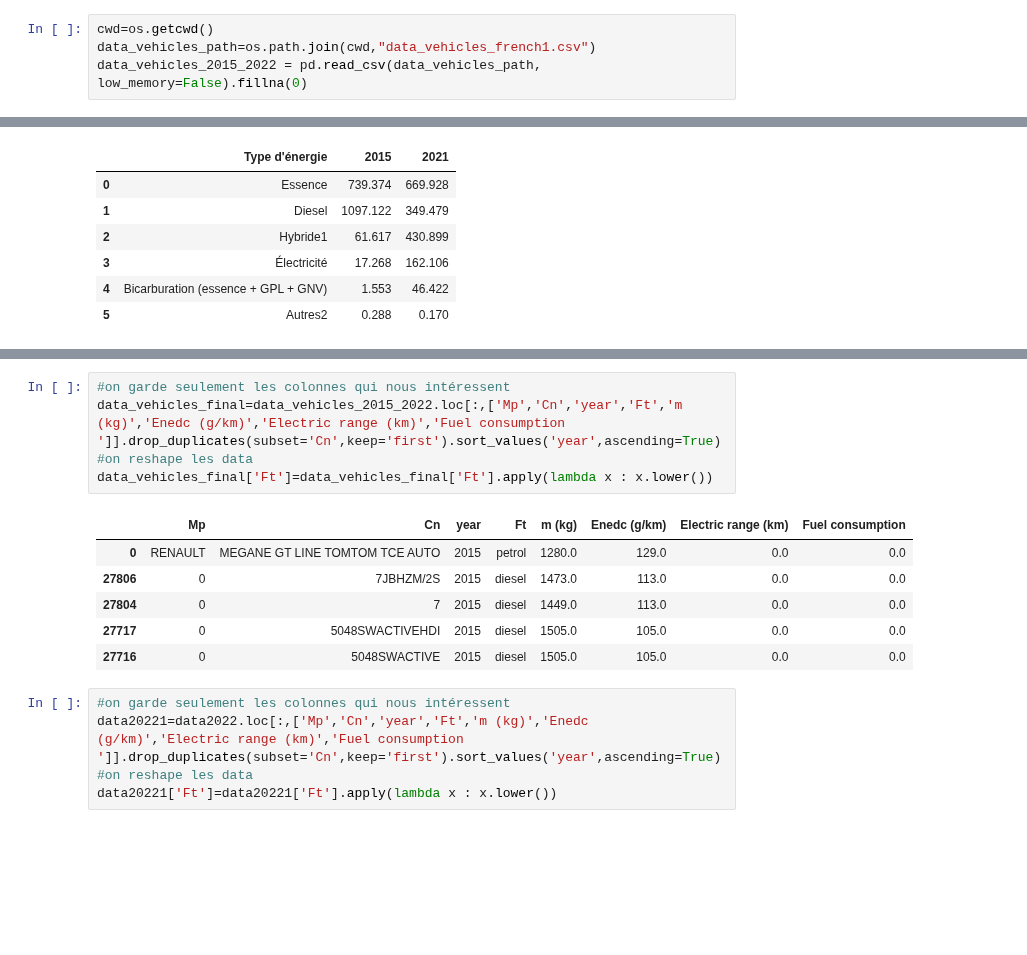
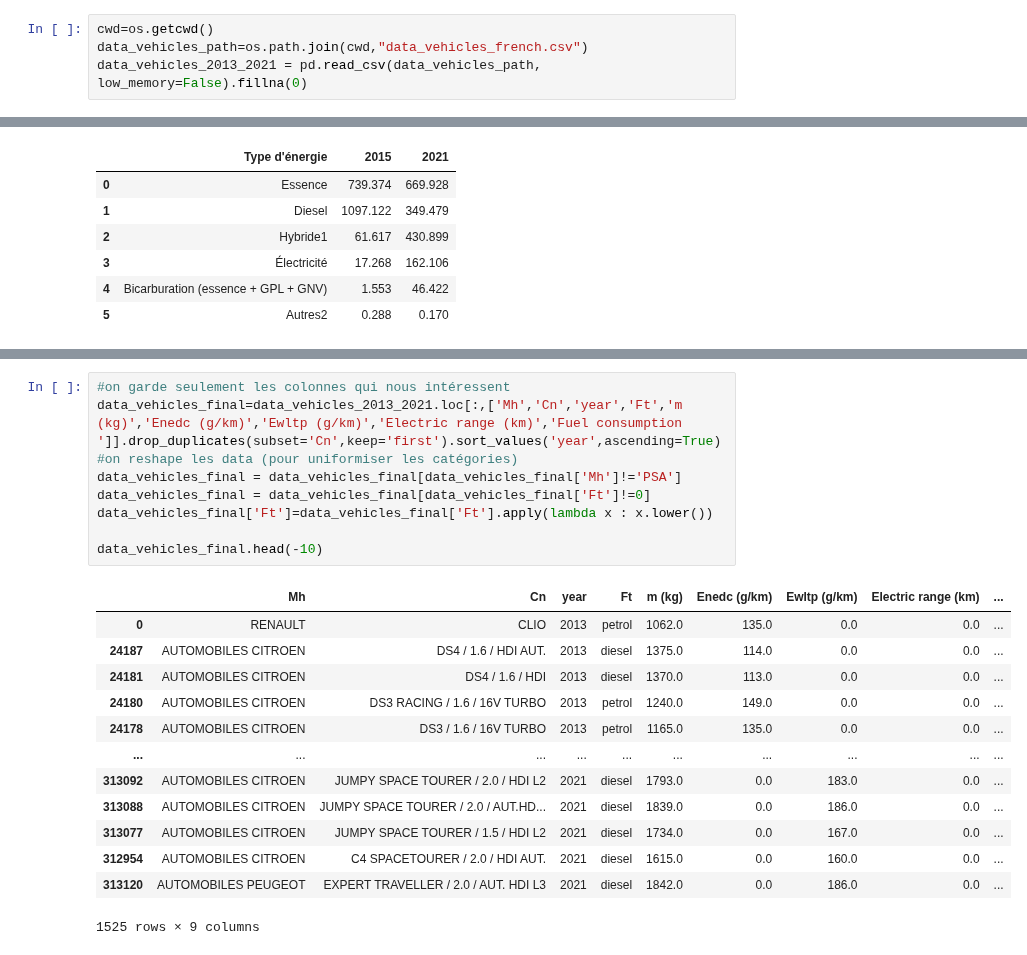
Before and after one commit to antoine-palazz/PyCar, a Jupyter notebook: data_vehicles/data_viz_eaa.ipynb, the cells around one changed output, grey strips where cells are left out. Cells and saved outputs as stored; diff of their text form; blank space fills up the shorter version.

```diff
--- a/data_vehicles/data_viz_eaa.ipynb
+++ b/data_vehicles/data_viz_eaa.ipynb
@@ -5,8 +5,8 @@ import matplotlib.pyplot as plt
 import numpy as np
 # %%
 cwd=os.getcwd()
-data_vehicles_path=os.path.join(cwd,"data_vehicles_french1.csv")
-data_vehicles_2015_2022 = pd.read_csv(data_vehicles_path, low_memory=False).fillna(0)
+data_vehicles_path=os.path.join(cwd,"data_vehicles_french.csv")
+data_vehicles_2013_2021 = pd.read_csv(data_vehicles_path, low_memory=False).fillna(0)
 # %%
 repartitionvehiculesneufs_path = os.path.join(cwd,"sect-ind-auto-immat-energie.xlsx")
 repartitionvehiculesneufs = pd.read_excel(repartitionvehiculesneufs_path,header=3,)
@@ -82,18 +64,24 @@ Index(['ID', 'Country', 'VFN', 'Mp', 'Mh', 'Man', 'MMS', 'Tan', 'T', 'Va',
       dtype='object')
 # %%
 #on garde seulement les colonnes qui nous intéressent
-data_vehicles_final=data_vehicles_2015_2022.loc[:,['Mp','Cn','year','Ft','m (kg)','Enedc (g/km)','Electric range (km)','Fuel consumption ']].drop_duplicates(subset='Cn',keep='first').sort_values('year',ascending=True)
-#on reshape les data
+data_vehicles_final=data_vehicles_2013_2021.loc[:,['Mh','Cn','year','Ft','m (kg)','Enedc (g/km)','Ewltp (g/km)','Electric range (km)','Fuel consumption ']].drop_duplicates(subset='Cn',keep='first').sort_values('year',ascending=True)
+#on reshape les data (pour uniformiser les catégories)
+data_vehicles_final = data_vehicles_final[data_vehicles_final['Mh']!='PSA']
+data_vehicles_final = data_vehicles_final[data_vehicles_final['Ft']!=0]
 data_vehicles_final['Ft']=data_vehicles_final['Ft'].apply(lambda x : x.lower())
+
+data_vehicles_final.head(-10)
 # %% [output]
-|  | Mp | Cn | year | Ft | m (kg) | Enedc (g/km) | Electric range (km) | Fuel consumption |
-| 0 | RENAULT | MEGANE GT LINE TOMTOM TCE AUTO | 2015 | petrol | 1280.0 | 129.0 | 0.0 | 0.0 |
-| 27806 | 0 | 7JBHZM/2S | 2015 | diesel | 1473.0 | 113.0 | 0.0 | 0.0 |
-| 27804 | 0 | 7 | 2015 | diesel | 1449.0 | 113.0 | 0.0 | 0.0 |
-| 27717 | 0 | 5048SWACTIVEHDI | 2015 | diesel | 1505.0 | 105.0 | 0.0 | 0.0 |
-| 27716 | 0 | 5048SWACTIVE | 2015 | diesel | 1505.0 | 105.0 | 0.0 | 0.0 |
+|  | Mh | Cn | year | Ft | m (kg) | Enedc (g/km) | Ewltp (g/km) | Electric range (km) | ... |
+| 0 | RENAULT | CLIO | 2013 | petrol | 1062.0 | 135.0 | 0.0 | 0.0 | ... |
+| 24187 | AUTOMOBILES CITROEN | DS4 / 1.6 / HDI AUT. | 2013 | diesel | 1375.0 | 114.0 | 0.0 | 0.0 | ... |
+| 24181 | AUTOMOBILES CITROEN | DS4 / 1.6 / HDI | 2013 | diesel | 1370.0 | 113.0 | 0.0 | 0.0 | ... |
+| 24180 | AUTOMOBILES CITROEN | DS3 RACING / 1.6 / 16V TURBO | 2013 | petrol | 1240.0 | 149.0 | 0.0 | 0.0 | ... |
+| 24178 | AUTOMOBILES CITROEN | DS3 / 1.6 / 16V TURBO | 2013 | petrol | 1165.0 | 135.0 | 0.0 | 0.0 | ... |
+| ... | ... | ... | ... | ... | ... | ... | ... | ... | ... |
+| 313092 | AUTOMOBILES CITROEN | JUMPY SPACE TOURER / 2.0 / HDI L2 | 2021 | diesel | 1793.0 | 0.0 | 183.0 | 0.0 | ... |
+| 313088 | AUTOMOBILES CITROEN | JUMPY SPACE TOURER / 2.0 / AUT.HD... | 2021 | diesel | 1839.0 | 0.0 | 186.0 | 0.0 | ... |
+| 313077 | AUTOMOBILES CITROEN | JUMPY SPACE TOURER / 1.5 / HDI L2 | 2021 | diesel | 1734.0 | 0.0 | 167.0 | 0.0 | ... |
+| 312954 | AUTOMOBILES CITROEN | C4 SPACETOURER / 2.0 / HDI AUT. | 2021 | diesel | 1615.0 | 0.0 | 160.0 | 0.0 | ... |
+| 313120 | AUTOMOBILES PEUGEOT | EXPERT TRAVELLER / 2.0 / AUT. HDI L3 | 2021 | diesel | 1842.0 | 0.0 | 186.0 | 0.0 | ... |
+1525 rows × 9 columns
-# %%
-#on garde seulement les colonnes qui nous intéressent
-data20221=data2022.loc[:,['Mp','Cn','year','Ft','m (kg)','Enedc (g/km)','Electric range (km)','Fuel consumption ']].drop_duplicates(subset='Cn',keep='first').sort_values('year',ascending=True)
-#on reshape les data
-data20221['Ft']=data20221['Ft'].apply(lambda x : x.lower())
```
Also changed, not shown: parts of 7 cells of this notebook.
